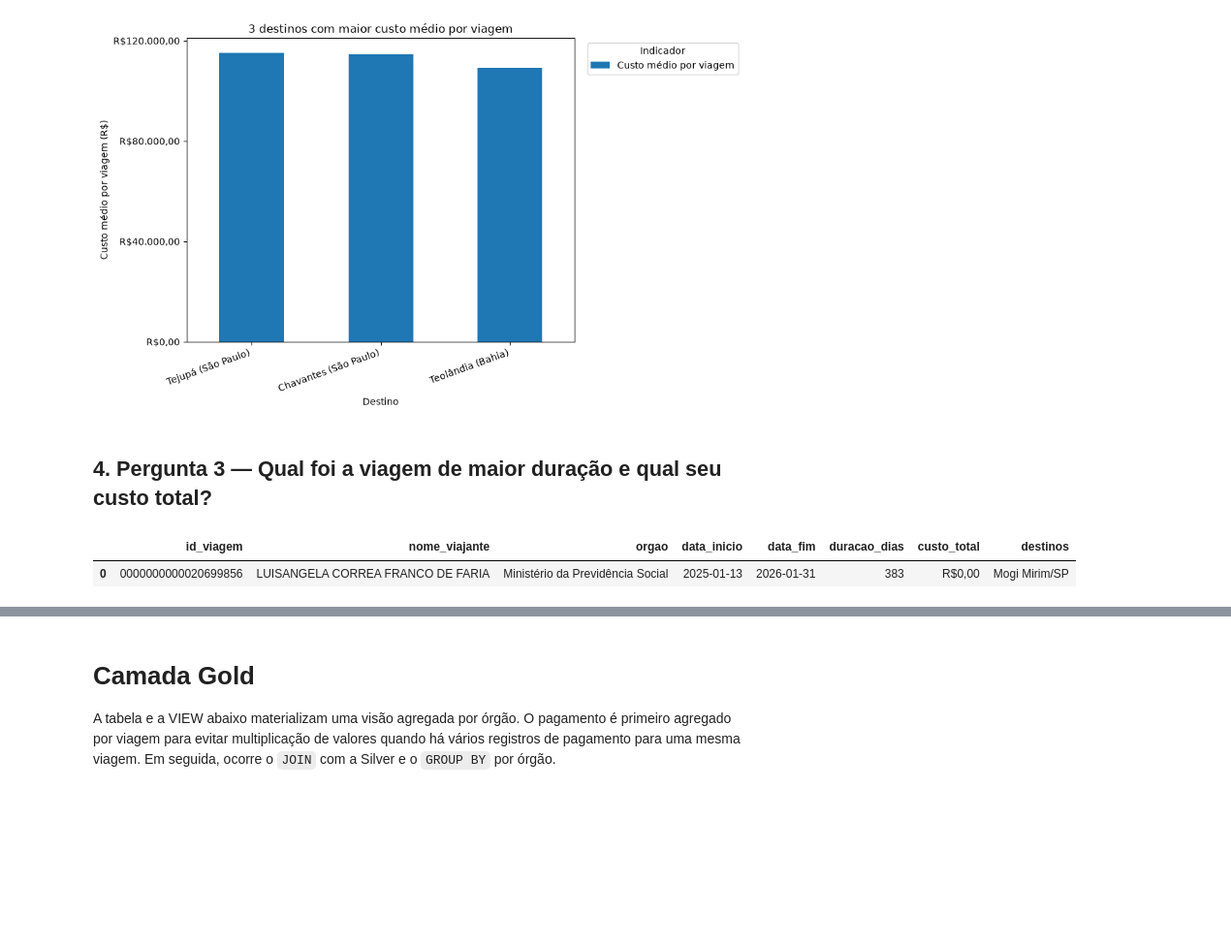
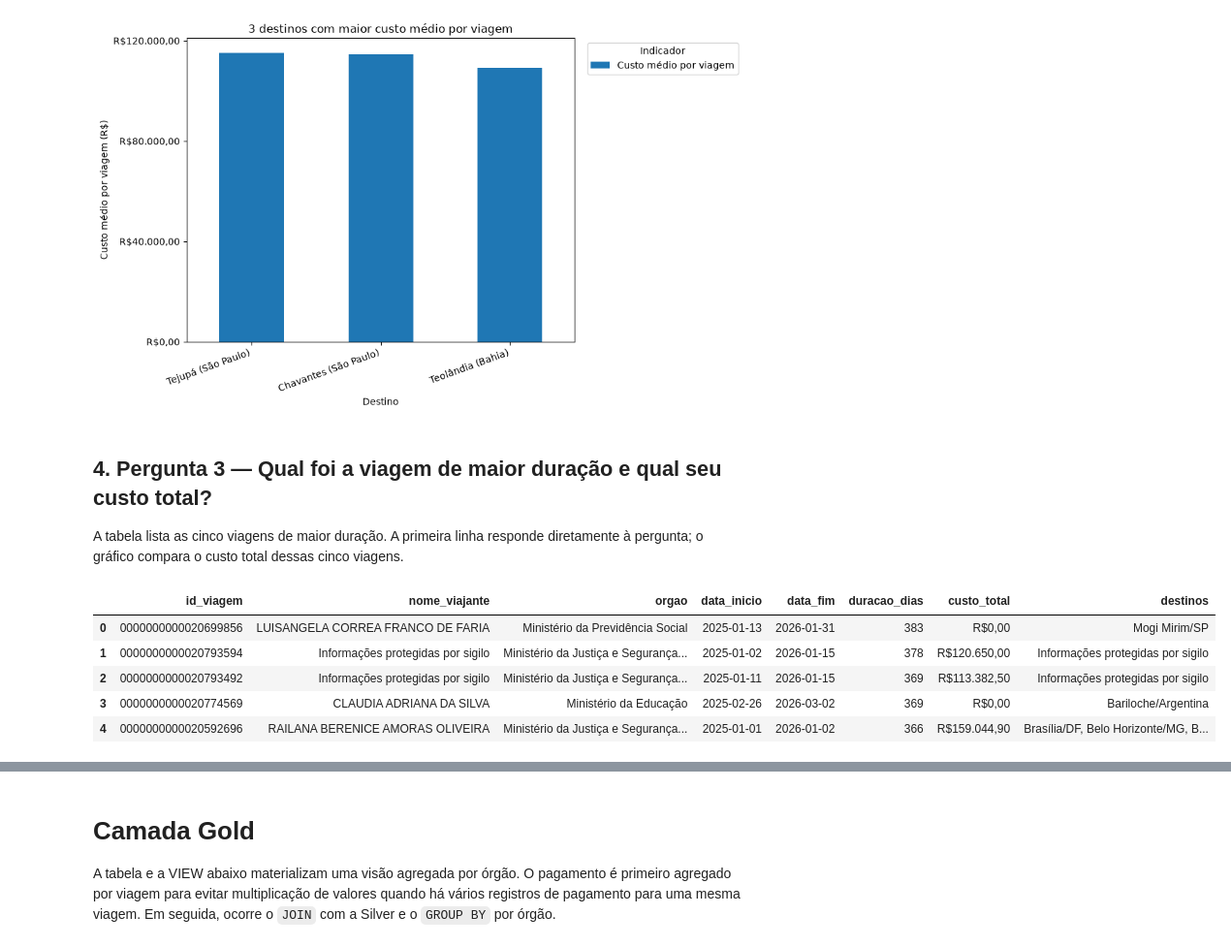
Before and after one commit to jdbmartins/projeto-analise-dados-python-postgresql, a Jupyter notebook: 3_analise.ipynb, the cells around one changed output, grey strips where cells are left out. Shown at 97% size. Cells and saved outputs as stored; diff of their text form; code cells hidden in the pictures; blank space fills up the shorter version.

```diff
--- a/3_analise.ipynb
+++ b/3_analise.ipynb
@@ -139,25 +139,31 @@ plt.show()
 [figure]
 # %% [markdown]
 ## 4. Pergunta 3 — Qual foi a viagem de maior duração e qual seu custo total?
+
+A tabela lista as cinco viagens de maior duração. A primeira linha responde diretamente à pergunta; o gráfico compara o custo total dessas cinco viagens.
 # %%
 sql_q3 = """
 SELECT
     id_viagem,
     nome_viajante,
     nome_orgao_superior AS orgao,
     data_inicio,
     data_fim,
     duracao_dias,
     ROUND(valor_total, 2) AS custo_total,
     destinos
 FROM silver_viagem
 WHERE duracao_dias IS NOT NULL
 ORDER BY duracao_dias DESC, valor_total DESC
-LIMIT 1;
+LIMIT 5;
 """
 df_q3 = pd.read_sql_query(sql_q3, conexao)
 df_q3.assign(custo_total=df_q3["custo_total"].map(formatar_brl))
 # %% [output]
 |  | id_viagem | nome_viajante | orgao | data_inicio | data_fim | duracao_dias | custo_total | destinos |
 | 0 | 0000000000020699856 | LUISANGELA CORREA FRANCO DE FARIA | Ministério da Previdência Social | 2025-01-13 | 2026-01-31 | 383 | R$0,00 | Mogi Mirim/SP |
+| 1 | 0000000000020793594 | Informações protegidas por sigilo | Ministério da Justiça e Segurança... | 2025-01-02 | 2026-01-15 | 378 | R$120.650,00 | Informações protegidas por sigilo |
+| 2 | 0000000000020793492 | Informações protegidas por sigilo | Ministério da Justiça e Segurança... | 2025-01-11 | 2026-01-15 | 369 | R$113.382,50 | Informações protegidas por sigilo |
+| 3 | 0000000000020774569 | CLAUDIA ADRIANA DA SILVA | Ministério da Educação | 2025-02-26 | 2026-03-02 | 369 | R$0,00 | Bariloche/Argentina |
+| 4 | 0000000000020592696 | RAILANA BERENICE AMORAS OLIVEIRA | Ministério da Justiça e Segurança... | 2025-01-01 | 2026-01-02 | 366 | R$159.044,90 | Brasília/DF, Belo Horizonte/MG, B... |
 # %%
```
Also changed, not shown: parts of 2 cells of this notebook.
